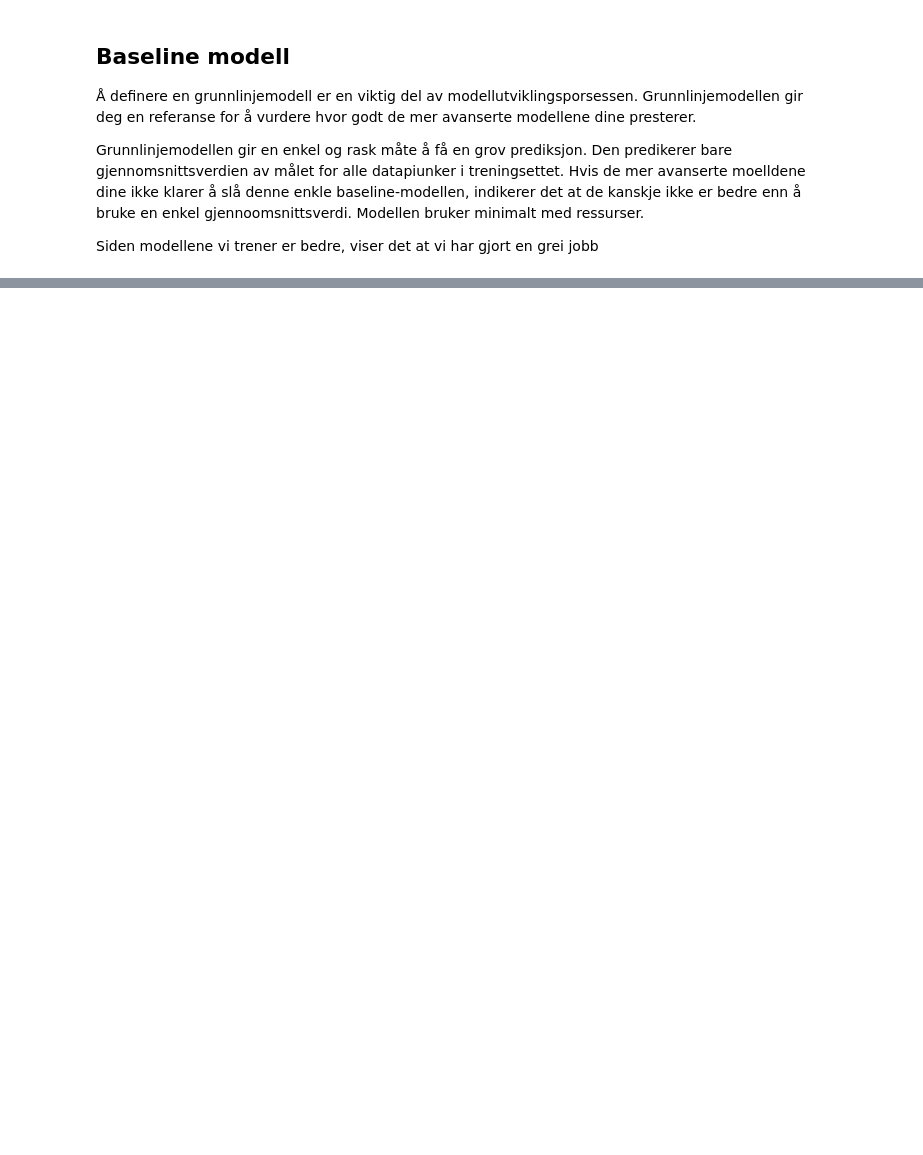
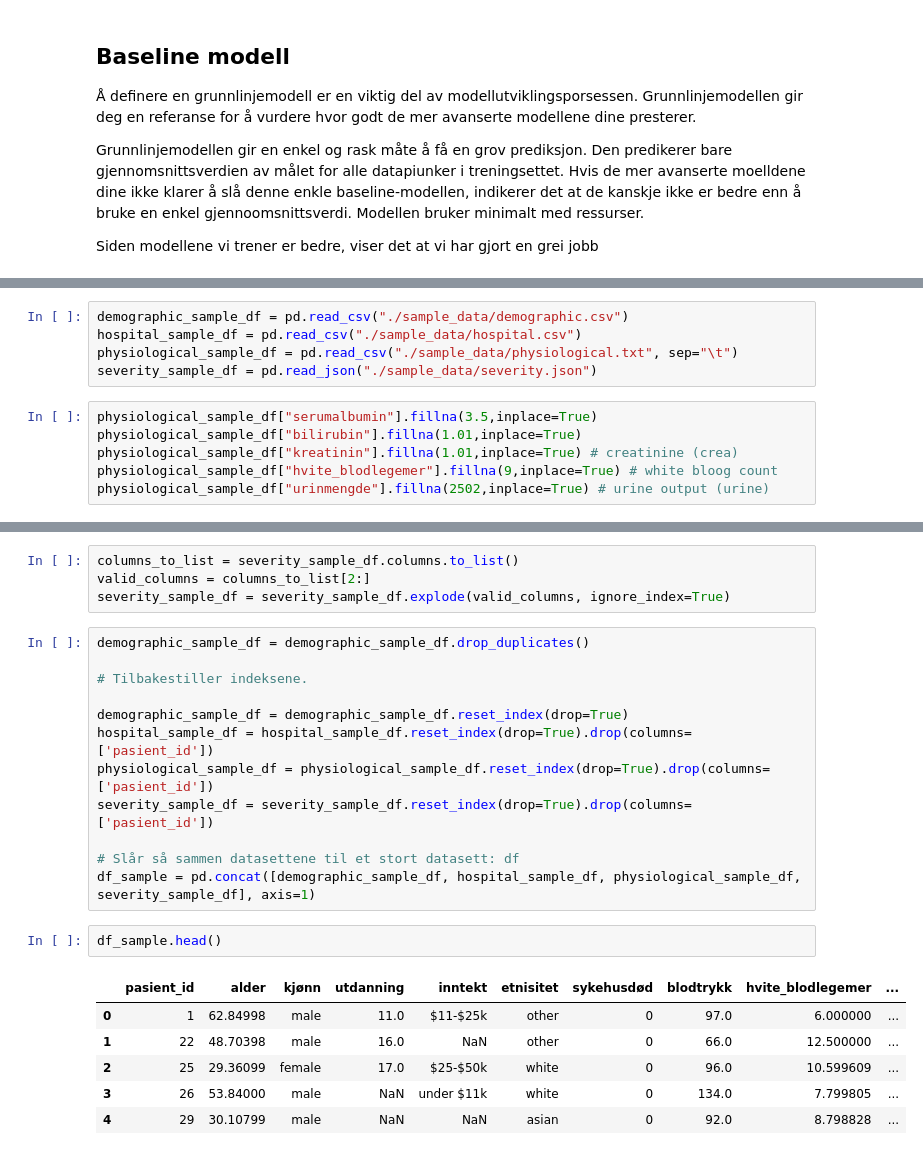
Before and after one commit to AnSloge/Predikasjon-av-oppholdslengde-p-sykehus, a Jupyter notebook: analyse.ipynb, the cells around one changed output, grey strips where cells are left out. Drawn from its saved outputs; the diff is of its cells as text; blank space fills up the shorter version.

```diff
--- a/analyse.ipynb
+++ b/analyse.ipynb
@@ -1115,0 +1162,11 @@ rmse
+# %%
+demographic_sample_df = pd.read_csv("./sample_data/demographic.csv")
+hospital_sample_df = pd.read_csv("./sample_data/hospital.csv")
+physiological_sample_df = pd.read_csv("./sample_data/physiological.txt", sep="\t")
+severity_sample_df = pd.read_json("./sample_data/severity.json")
+# %%
+physiological_sample_df["serumalbumin"].fillna(3.5,inplace=True)
+physiological_sample_df["bilirubin"].fillna(1.01,inplace=True)
+physiological_sample_df["kreatinin"].fillna(1.01,inplace=True) # creatinine (crea)
+physiological_sample_df["hvite_blodlegemer"].fillna(9,inplace=True) # white bloog count
+physiological_sample_df["urinmengde"].fillna(2502,inplace=True) # urine output (urine)
@@ -1115,0 +1191,25 @@ rmse
+# %%
+columns_to_list = severity_sample_df.columns.to_list()
+valid_columns = columns_to_list[2:]
+severity_sample_df = severity_sample_df.explode(valid_columns, ignore_index=True)
+# %%
+demographic_sample_df = demographic_sample_df.drop_duplicates()
+
+# Tilbakestiller indeksene.
+
+demographic_sample_df = demographic_sample_df.reset_index(drop=True)
+hospital_sample_df = hospital_sample_df.reset_index(drop=True).drop(columns=['pasient_id'])
+physiological_sample_df = physiological_sample_df.reset_index(drop=True).drop(columns=['pasient_id'])
+severity_sample_df = severity_sample_df.reset_index(drop=True).drop(columns=['pasient_id'])
+
+# Slår så sammen datasettene til et stort datasett: df
+df_sample = pd.concat([demographic_sample_df, hospital_sample_df, physiological_sample_df, severity_sample_df], axis=1)
+# %%
+df_sample.head()
+# %% [output]
+|  | pasient_id | alder | kjønn | utdanning | inntekt | etnisitet | sykehusdød | blodtrykk | hvite_blodlegemer | ... |
+| 0 | 1 | 62.84998 | male | 11.0 | $11-$25k | other | 0 | 97.0 | 6.000000 | ... |
+| 1 | 22 | 48.70398 | male | 16.0 | NaN | other | 0 | 66.0 | 12.500000 | ... |
+| 2 | 25 | 29.36099 | female | 17.0 | $25-$50k | white | 0 | 96.0 | 10.599609 | ... |
+| 3 | 26 | 53.84000 | male | NaN | under $11k | white | 0 | 134.0 | 7.799805 | ... |
+| 4 | 29 | 30.10799 | male | NaN | NaN | asian | 0 | 92.0 | 8.798828 | ... |
```
Also changed, not shown: parts of 68 cells of this notebook, 5 other files.
